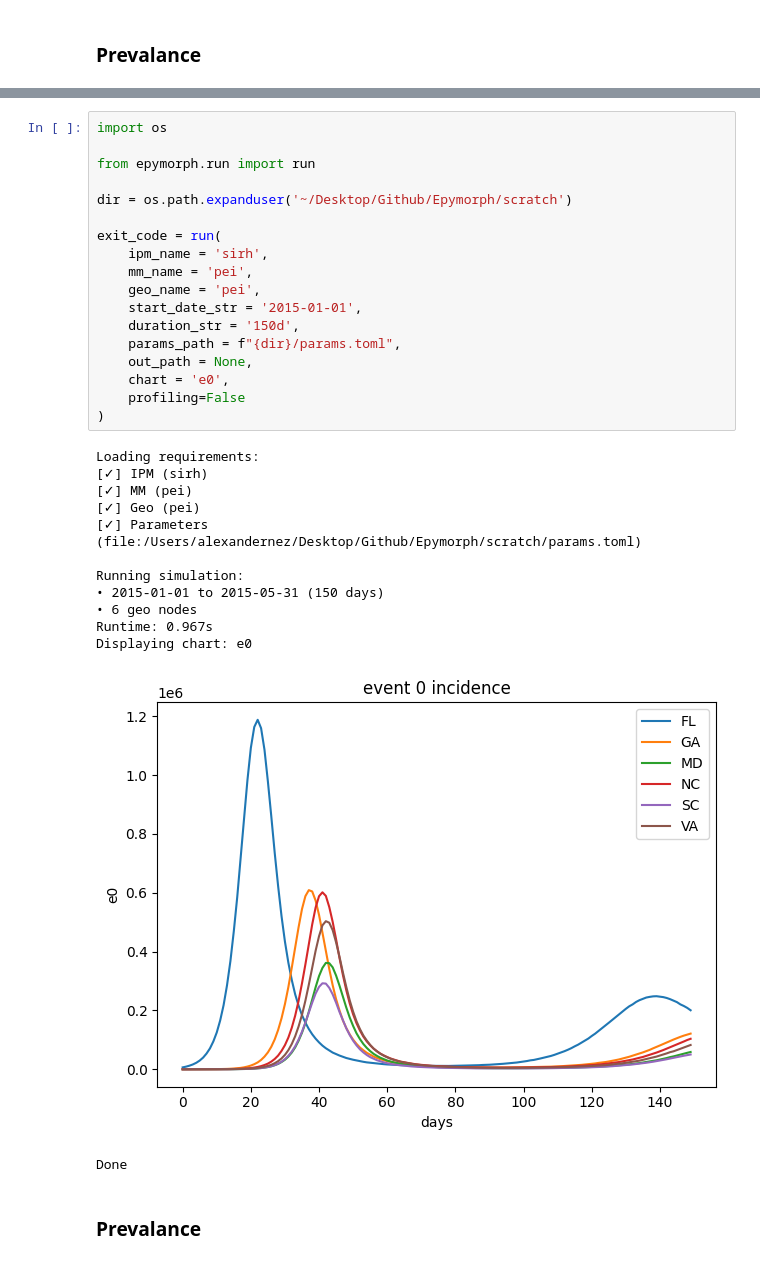
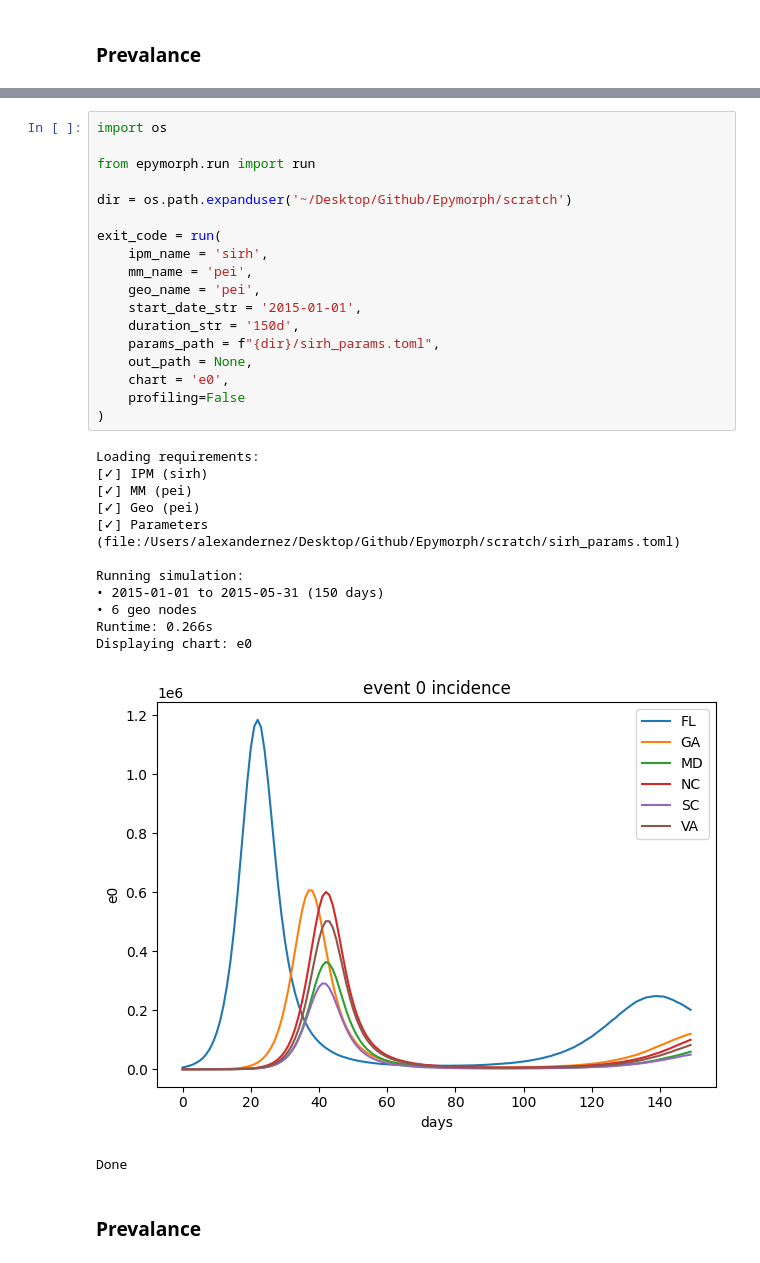
Before and after one commit to NAU-CCL/Epymorph, a Jupyter notebook: doc/devlog/sirh.ipynb, the cells around one changed output, grey strips where cells are left out. Cells and saved outputs as stored; diff of their text form.

```diff
--- a/doc/devlog/2023-05-31-sirh.ipynb
+++ b/doc/devlog/sirh.ipynb
@@ -181,34 +183,34 @@ python -m epymorph run --ipm sirh --mm pei --geo pei --params "./scratch/params.
 # %%
 import os
 
 from epymorph.run import run
 
 dir = os.path.expanduser('~/Desktop/Github/Epymorph/scratch')
 
 exit_code = run(
     ipm_name = 'sirh',
     mm_name = 'pei',
     geo_name = 'pei',
     start_date_str = '2015-01-01',
     duration_str = '150d',
-    params_path = f"{dir}/params.toml",
+    params_path = f"{dir}/sirh_params.toml",
     out_path = None,
     chart = 'e0',
     profiling=False
 )
 # %% [output]
 Loading requirements:
 [✓] IPM (sirh)
 [✓] MM (pei)
 [✓] Geo (pei)
-[✓] Parameters (file:/Users/alexandernez/Desktop/Github/Epymorph/scratch/params.toml)
+[✓] Parameters (file:/Users/alexandernez/Desktop/Github/Epymorph/scratch/sirh_params.toml)
 
 Running simulation:
 • 2015-01-01 to 2015-05-31 (150 days)
 • 6 geo nodes
-Runtime: 0.967s
+Runtime: 0.266s
 Displaying chart: e0
-[figure, old version]
+[figure, new version]
 Done
 # %% [markdown]
 ### Prevalance
```
Also changed, not shown: parts of 10 cells of this notebook, 3 other files.
